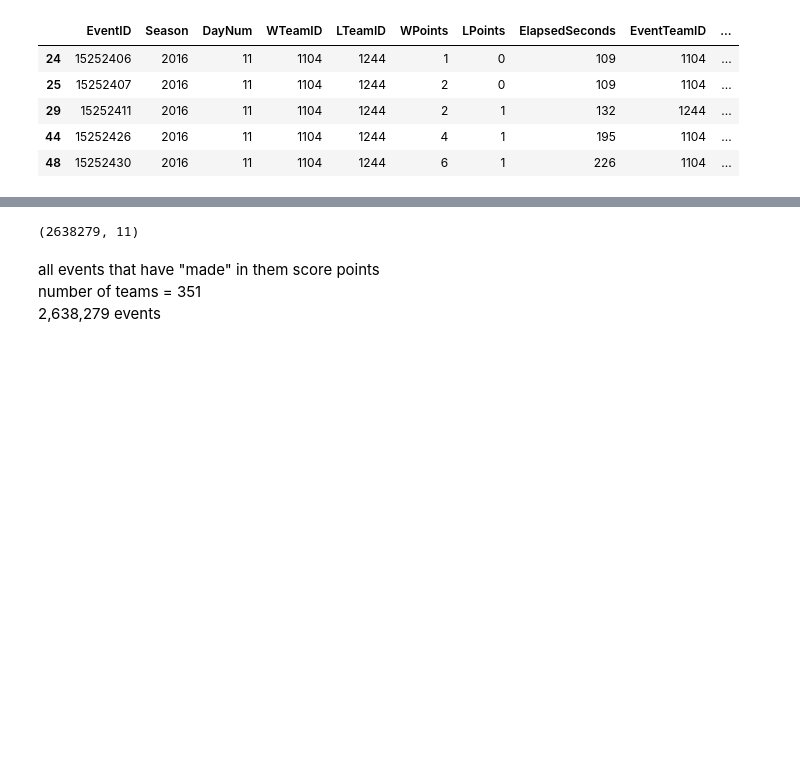
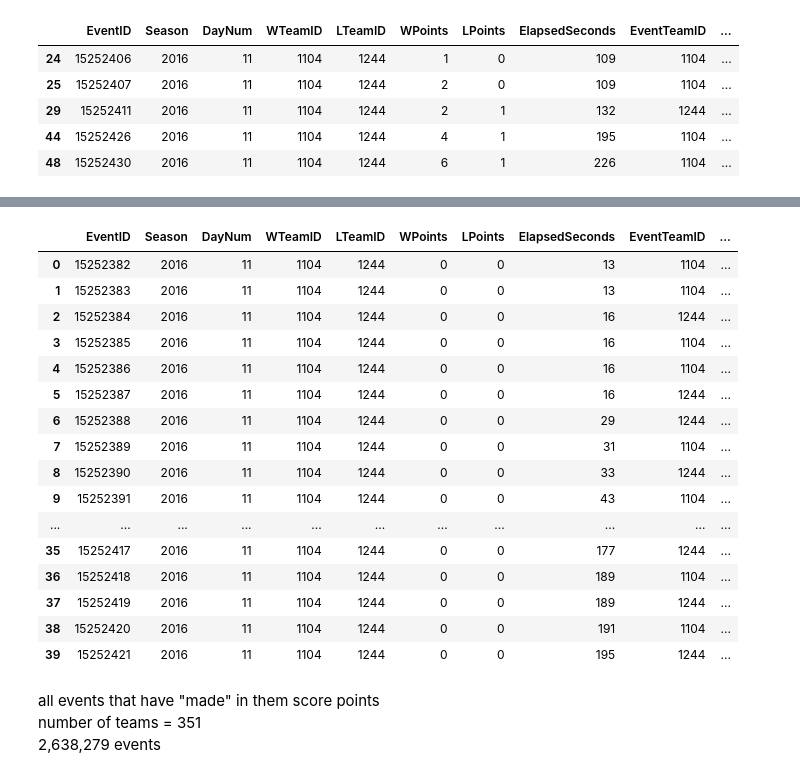
Before and after one commit to TheMoods/MarchMadness, a Jupyter notebook: Frank_events_exporation.ipynb, the cells around one changed output, grey strips where cells are left out. Drawn from its saved outputs; the diff is of its cells as text; code cells hidden in the pictures; blank space fills up the shorter version.

```diff
--- a/Frank_events_exporation.ipynb
+++ b/Frank_events_exporation.ipynb
@@ -22,7 +52,23 @@ events_df.loc[events_df['WPoints'] > 0].head()
 # %%
-events_df.shape
+events_df[:40]
 # %% [output]
-(2638279, 11)
+|  | EventID | Season | DayNum | WTeamID | LTeamID | WPoints | LPoints | ElapsedSeconds | EventTeamID | ... |
+| 0 | 15252382 | 2016 | 11 | 1104 | 1244 | 0 | 0 | 13 | 1104 | ... |
+| 1 | 15252383 | 2016 | 11 | 1104 | 1244 | 0 | 0 | 13 | 1104 | ... |
+| 2 | 15252384 | 2016 | 11 | 1104 | 1244 | 0 | 0 | 16 | 1244 | ... |
+| 3 | 15252385 | 2016 | 11 | 1104 | 1244 | 0 | 0 | 16 | 1104 | ... |
+| 4 | 15252386 | 2016 | 11 | 1104 | 1244 | 0 | 0 | 16 | 1104 | ... |
+| 5 | 15252387 | 2016 | 11 | 1104 | 1244 | 0 | 0 | 16 | 1244 | ... |
+| 6 | 15252388 | 2016 | 11 | 1104 | 1244 | 0 | 0 | 29 | 1244 | ... |
+| 7 | 15252389 | 2016 | 11 | 1104 | 1244 | 0 | 0 | 31 | 1104 | ... |
+| 8 | 15252390 | 2016 | 11 | 1104 | 1244 | 0 | 0 | 33 | 1244 | ... |
+| 9 | 15252391 | 2016 | 11 | 1104 | 1244 | 0 | 0 | 43 | 1104 | ... |
+| ... | ... | ... | ... | ... | ... | ... | ... | ... | ... | ... |
+| 35 | 15252417 | 2016 | 11 | 1104 | 1244 | 0 | 0 | 177 | 1244 | ... |
+| 36 | 15252418 | 2016 | 11 | 1104 | 1244 | 0 | 0 | 189 | 1104 | ... |
+| 37 | 15252419 | 2016 | 11 | 1104 | 1244 | 0 | 0 | 189 | 1244 | ... |
+| 38 | 15252420 | 2016 | 11 | 1104 | 1244 | 0 | 0 | 191 | 1104 | ... |
+| 39 | 15252421 | 2016 | 11 | 1104 | 1244 | 0 | 0 | 195 | 1244 | ... |
 # %%
 event_count = events_df.groupby(['EventType']).count()['EventID']
 unique_events = np.unique(events_df['EventType'])
```
Also changed, not shown: parts of 10 cells of this notebook.
